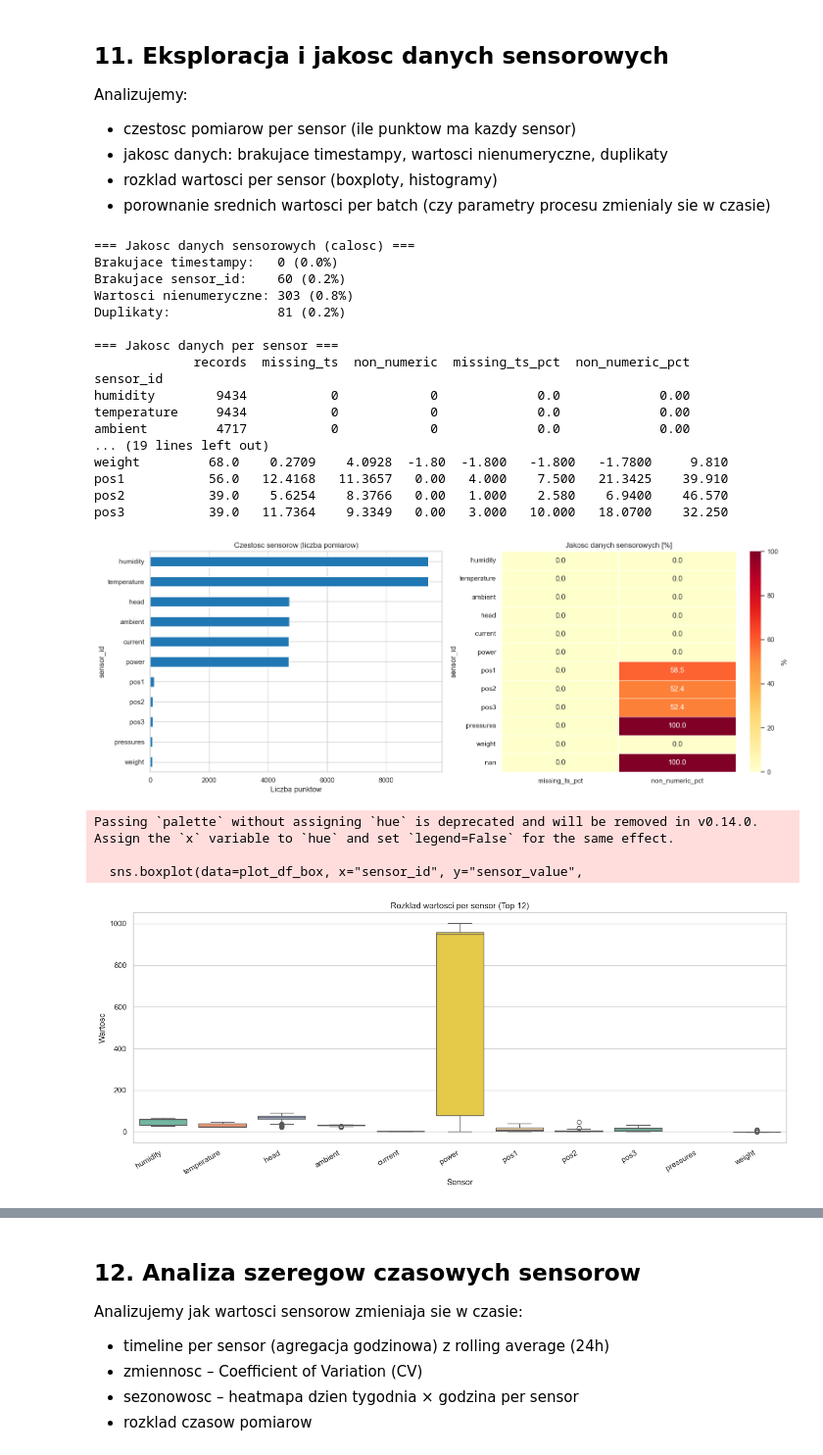
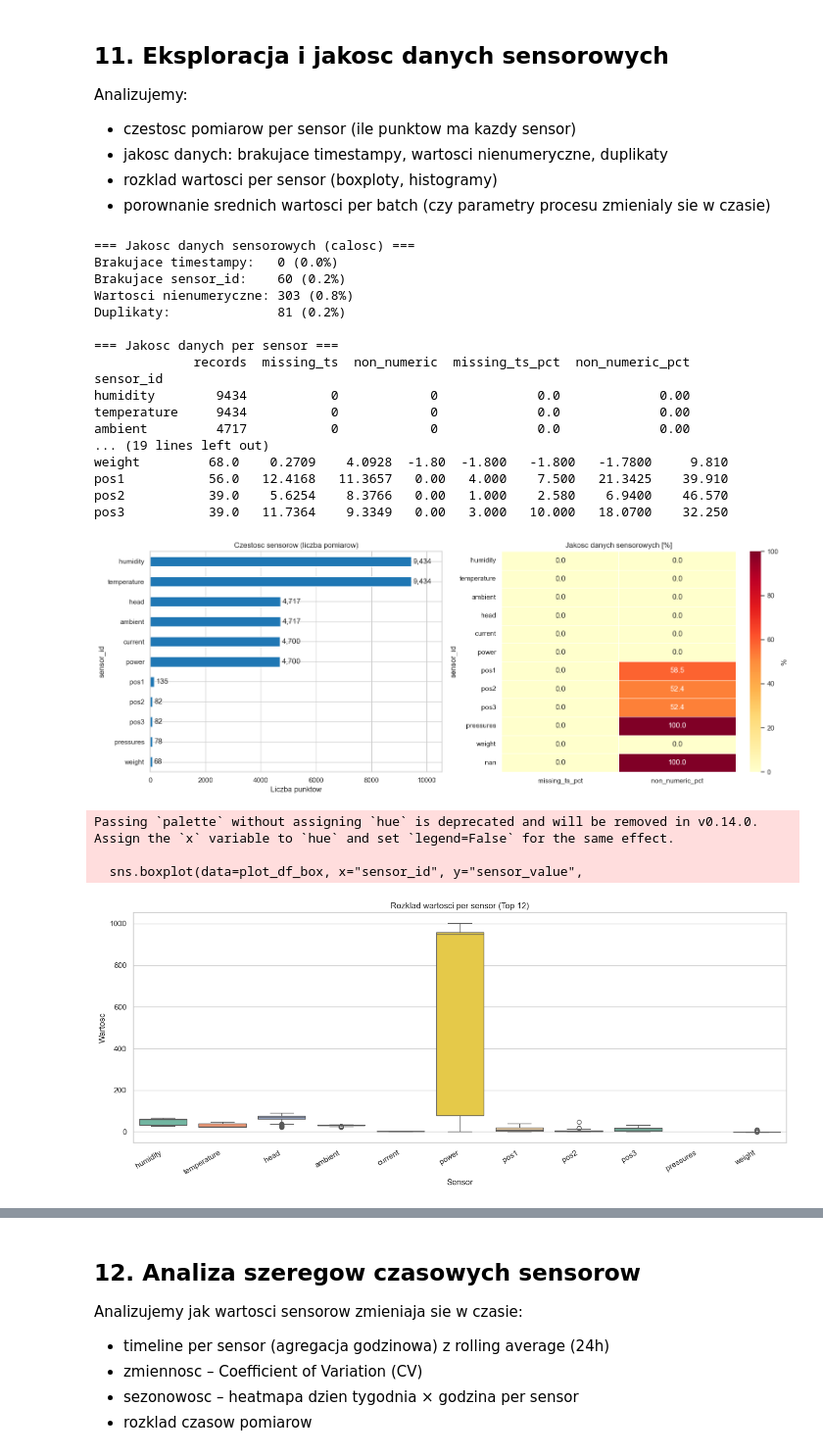
Before and after one commit to midusza04/MAPB, a Jupyter notebook: milestone2_cotton_candy.ipynb, the cells around one changed output, grey strips where cells are left out. Shown at 98% size. Saved outputs shown, nothing was run; the diff lists cells and outputs as text; code cells hidden in the pictures.

```diff
--- a/milestone2_cotton_candy.ipynb
+++ b/milestone2_cotton_candy.ipynb
@@ -1173,6 +1181,8 @@ fig, axes = plt.subplots(1, 2, figsize=(16, 6))
 sensor_freq.plot(kind="barh", ax=axes[0], color="#1f77b4")
 axes[0].set_title("Czestosc sensorow (liczba pomiarow)")
 axes[0].set_xlabel("Liczba punktow")
+axes[0].bar_label(axes[0].containers[0], fmt="{:,.0f}", padding=3)
+axes[0].set_xlim(right=sensor_freq.max() * 1.12)
 axes[0].invert_yaxis()
 
 # Heatmapa jakosci
@@ -1242,34 +1252,34 @@ if not sensor_batch_means.empty:
     axes = axes.flatten()
     for i, sid in enumerate(sensor_batch_means.columns):
         sensor_batch_means[sid].plot(kind="bar", ax=axes[i], color="#9467bd")
         axes[i].set_title(f"Sr. wartosc: {sid} per batch")
         axes[i].set_xlabel("Batch")
         axes[i].set_ylabel("Srednia wartosc")
         axes[i].tick_params(axis='x', rotation=45)
     for j in range(n_s, len(axes)):
         axes[j].set_visible(False)
     plt.suptitle("Ewolucja wartosci sensorow per batch (czy parametry procesu sie zmienialy?)")
     plt.tight_layout()
     plt.show()
 # %% [output]
 === Jakosc danych sensorowych (calosc) ===
 Brakujace timestampy:   0 (0.0%)
 Brakujace sensor_id:    60 (0.2%)
 Wartosci nienumeryczne: 303 (0.8%)
 Duplikaty:              81 (0.2%)
 
 === Jakosc danych per sensor ===
              records  missing_ts  non_numeric  missing_ts_pct  non_numeric_pct
 sensor_id
 humidity        9434           0            0             0.0             0.00
 temperature     9434           0            0             0.0             0.00
 ambient         4717           0            0             0.0             0.00
 ... (19 lines left out)
 weight         68.0    0.2709    4.0928  -1.80  -1.800   -1.800   -1.7800     9.810
 pos1           56.0   12.4168   11.3657   0.00   4.000    7.500   21.3425    39.910
 pos2           39.0    5.6254    8.3766   0.00   1.000    2.580    6.9400    46.570
 pos3           39.0   11.7364    9.3349   0.00   3.000   10.000   18.0700    32.250
-[figure, old version]
+[figure, new version]
 Passing `palette` without assigning `hue` is deprecated and will be removed in v0.14.0. Assign the `x` variable to `hue` and set `legend=False` for the same effect.
 
   sns.boxplot(data=plot_df_box, x="sensor_id", y="sensor_value",
```
Also changed, not shown: parts of 10 cells of this notebook.
